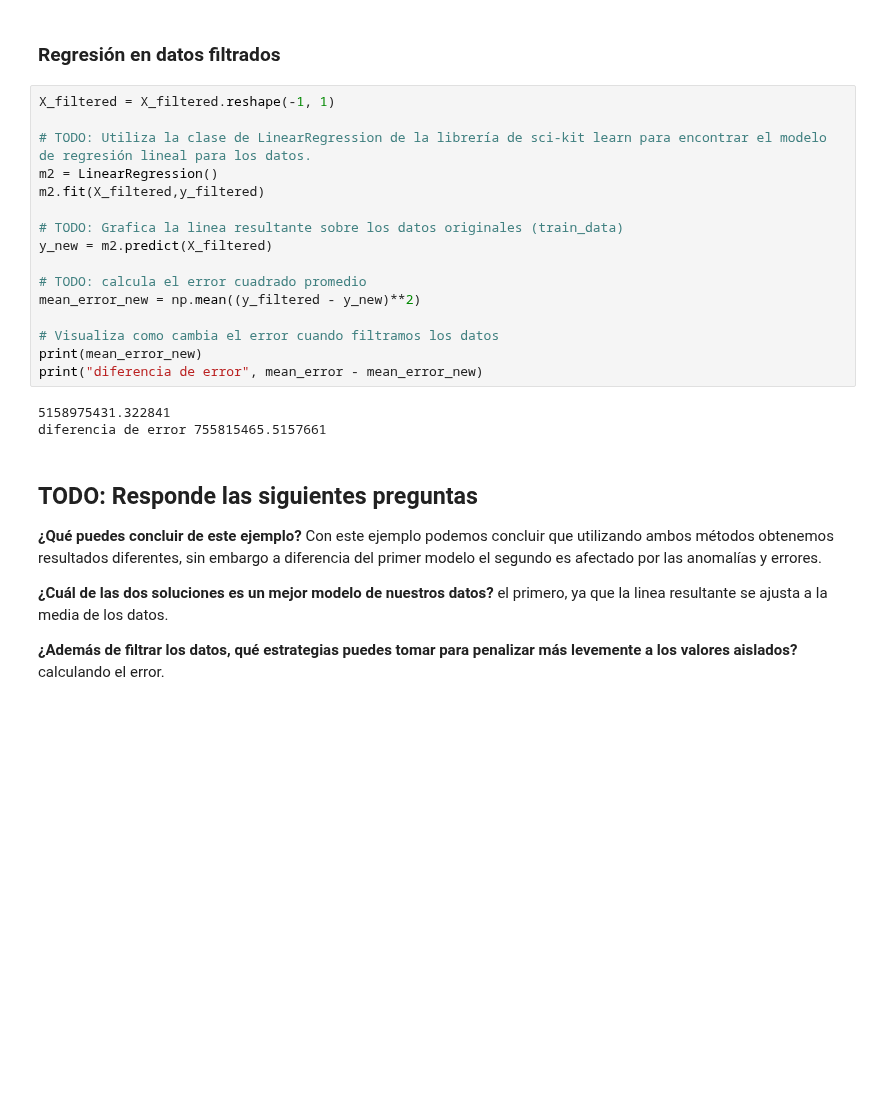
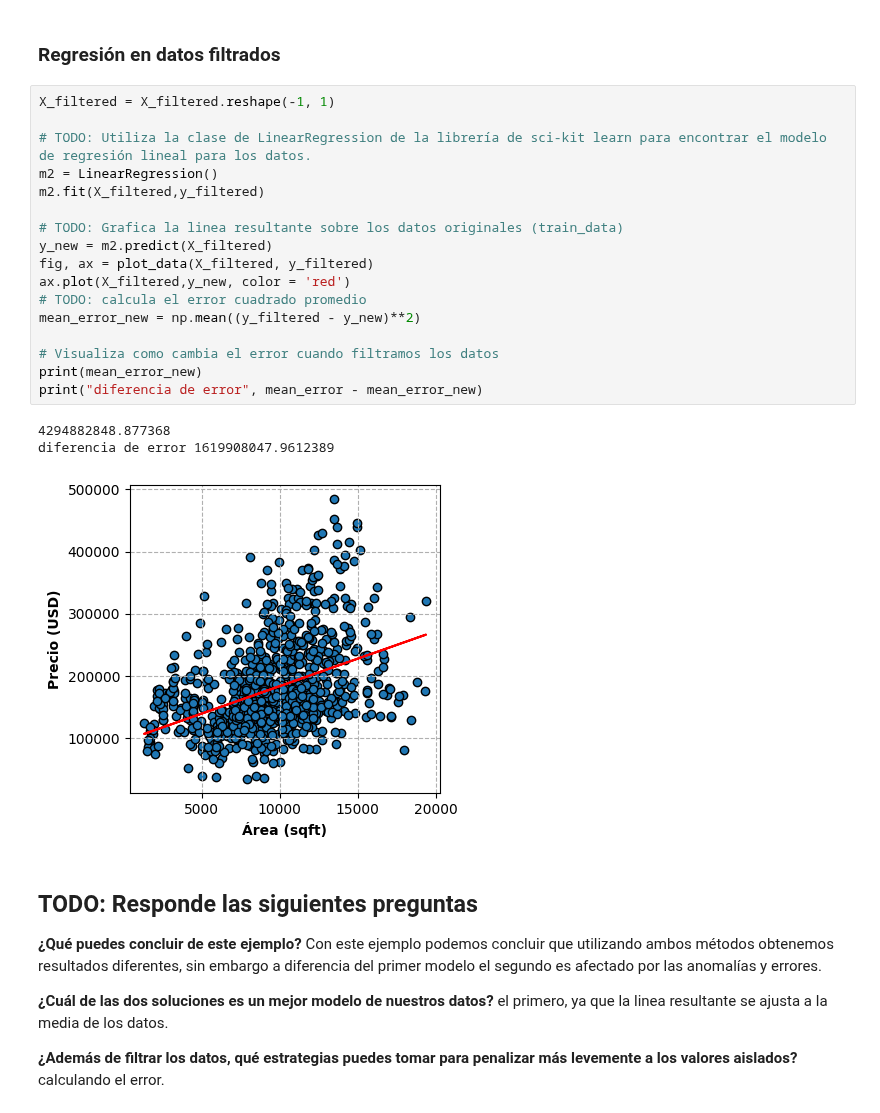
Before and after one commit to YaerimGZ/SI23_Togepis, a Jupyter notebook: ejercicio_1-LinearReg/linear_regression.ipynb, the cells around one changed output. Saved outputs shown, nothing was run; the diff lists cells and outputs as text; blank space fills up the shorter version.

```diff
--- a/ejercicio_1-LinearReg/linear_regression.ipynb
+++ b/ejercicio_1-LinearReg/linear_regression.ipynb
@@ -250,22 +250,24 @@ plt.show()
 # %%
 X_filtered = X_filtered.reshape(-1, 1)
 
 # TODO: Utiliza la clase de LinearRegression de la librería de sci-kit learn para encontrar el modelo de regresión lineal para los datos.
 m2 = LinearRegression()
 m2.fit(X_filtered,y_filtered)
 
 # TODO: Grafica la linea resultante sobre los datos originales (train_data)
 y_new = m2.predict(X_filtered)
-
+fig, ax = plot_data(X_filtered, y_filtered)
+ax.plot(X_filtered,y_new, color = 'red')
 # TODO: calcula el error cuadrado promedio
 mean_error_new = np.mean((y_filtered - y_new)**2)
 
 # Visualiza como cambia el error cuando filtramos los datos
 print(mean_error_new)
 print("diferencia de error", mean_error - mean_error_new)
 # %% [output]
-5158975431.322841
-diferencia de error 755815465.5157661
+4294882848.877368
+diferencia de error 1619908047.9612389
+[figure, added]
 # %% [markdown]
 ## TODO: Responde las siguientes preguntas
 
```
Also changed, not shown: parts of 1 cell of this notebook.
